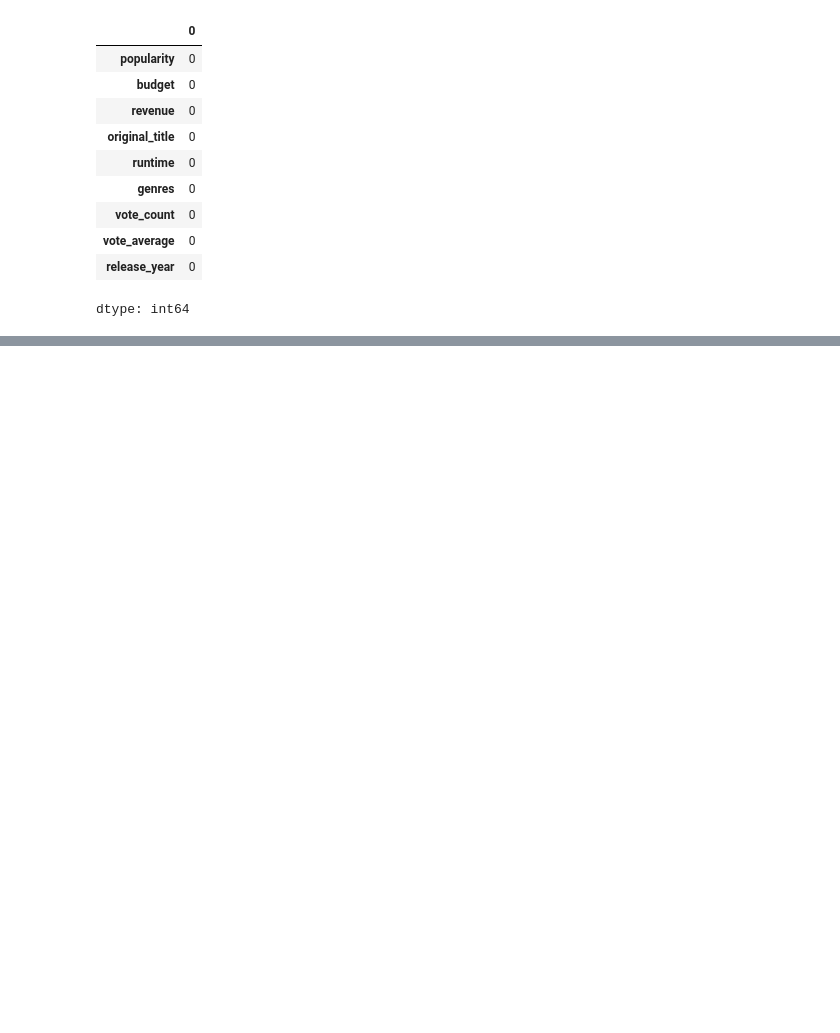
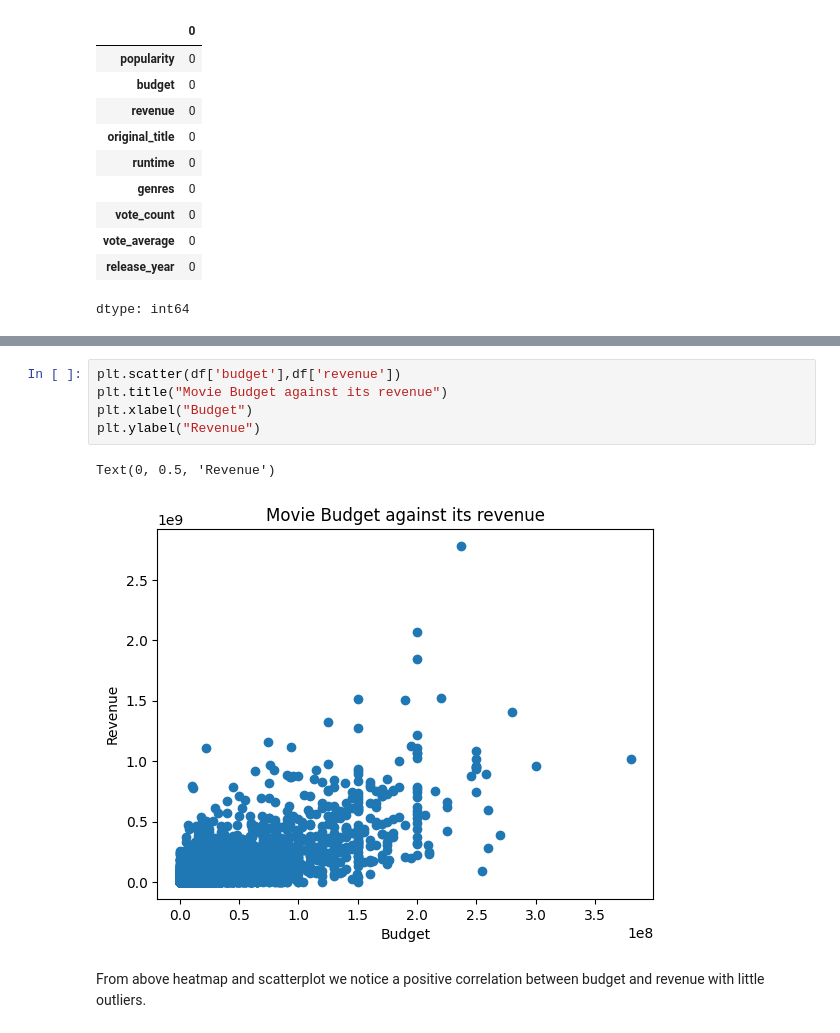
Before and after one commit to rizz045/EDA-on-TMDB-Movie-Dataset, a Jupyter notebook: EDA_on_TMDB_Movie_Dataset.ipynb, the cells around one changed output, grey strips where cells are left out. Saved outputs shown, nothing was run; the diff lists cells and outputs as text; blank space fills up the shorter version.

```diff
--- a/EDA_on_TMDB_Movie_Dataset.ipynb
+++ b/EDA_on_TMDB_Movie_Dataset.ipynb
@@ -205,0 +368,10 @@ df['genres']
+# %%
+plt.scatter(df['budget'],df['revenue'])
+plt.title("Movie Budget against its revenue")
+plt.xlabel("Budget")
+plt.ylabel("Revenue")
+# %% [output]
+Text(0, 0.5, 'Revenue')
+[figure, added]
+# %% [markdown]
+From above heatmap and scatterplot we notice a positive correlation between budget and revenue with little outliers.
```
Also changed, not shown: parts of 27 cells of this notebook.
